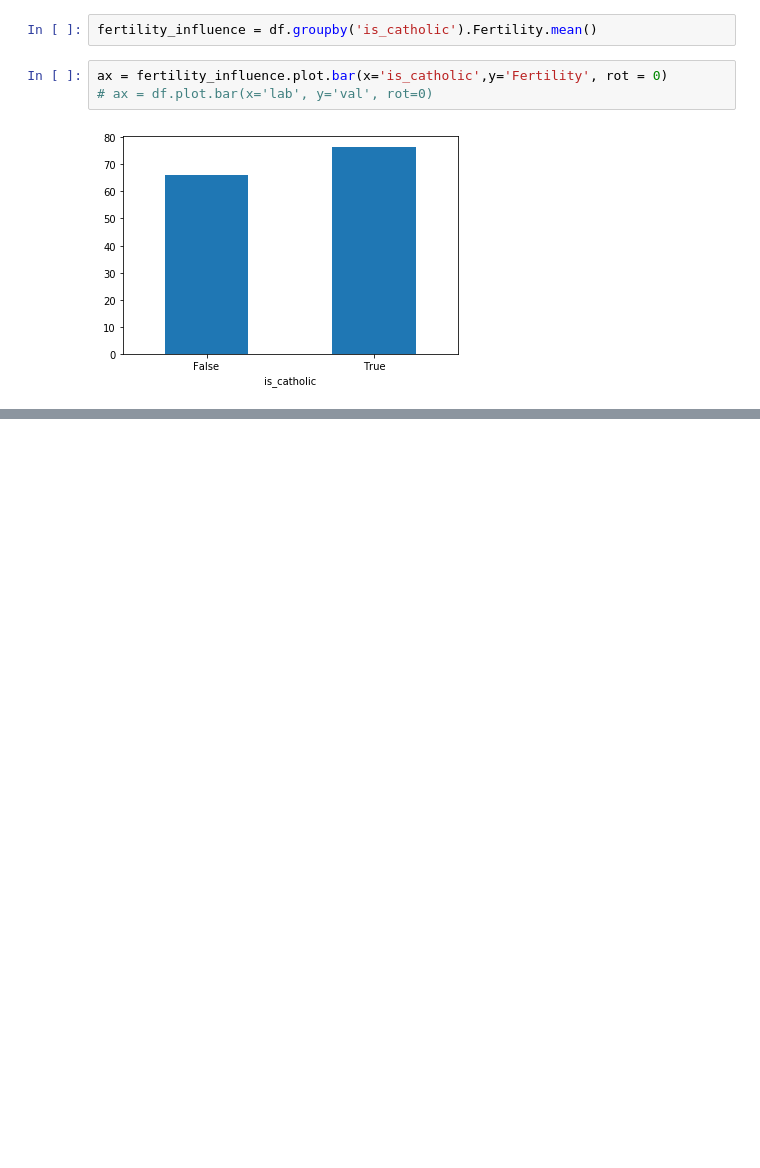
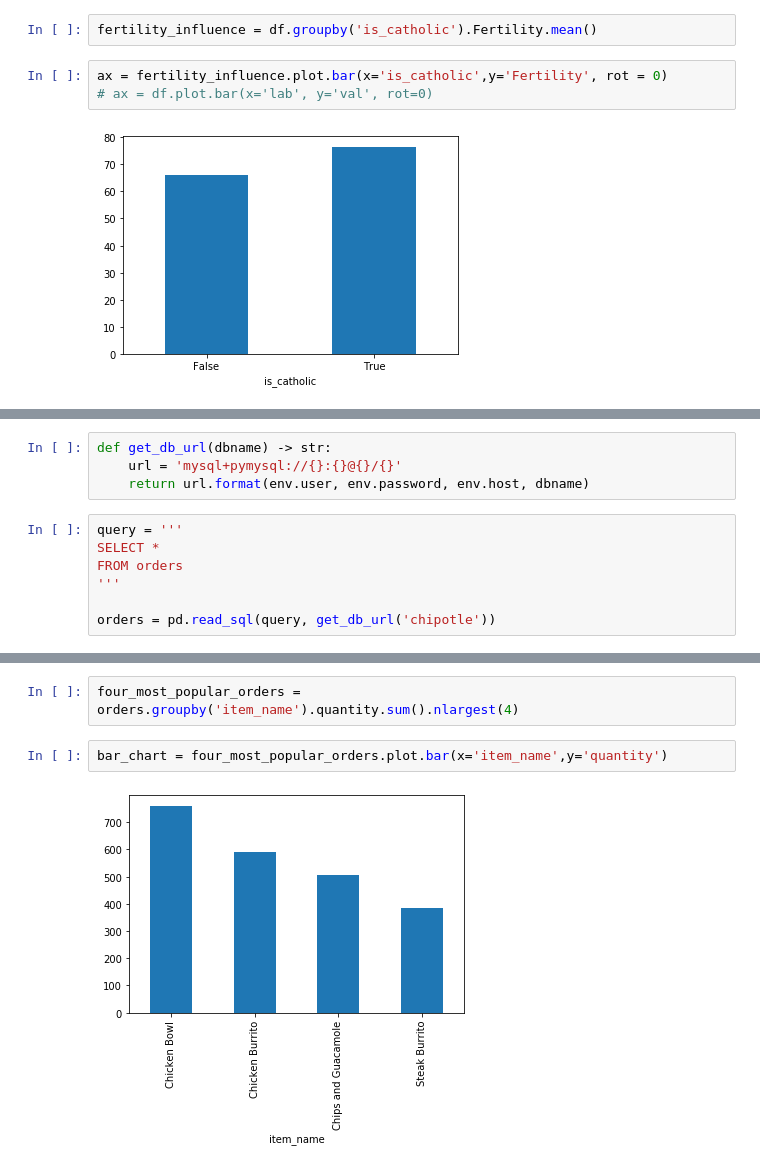
Before and after one commit to JadaShipp/python-exercises, a Jupyter notebook: 4.8.5_seaborn_exercises.ipynb, the cells around one changed output, grey strips where cells are left out. Drawn from its saved outputs; the diff is of its cells as text; blank space fills up the shorter version.

```diff
--- a/4.8.5_seaborn_exercises.ipynb
+++ b/4.8.5_seaborn_exercises.ipynb
@@ -300,0 +324,11 @@ ax = fertility_influence.plot.bar(x='is_catholic',y='Fertility', rot = 0)
+# %%
+def get_db_url(dbname) -> str:
+    url = 'mysql+pymysql://{}:{}@{}/{}'
+    return url.format(env.user, env.password, env.host, dbname)
+# %%
+query = '''
+SELECT *
+FROM orders
+'''
+
+orders = pd.read_sql(query, get_db_url('chipotle'))
@@ -300,0 +351,6 @@ ax = fertility_influence.plot.bar(x='is_catholic',y='Fertility', rot = 0)
+# %%
+four_most_popular_orders = orders.groupby('item_name').quantity.sum().nlargest(4)
+# %%
+bar_chart = four_most_popular_orders.plot.bar(x='item_name',y='quantity')
+# %% [output]
+[figure, added]
```
Also changed, not shown: parts of 9 cells of this notebook.
